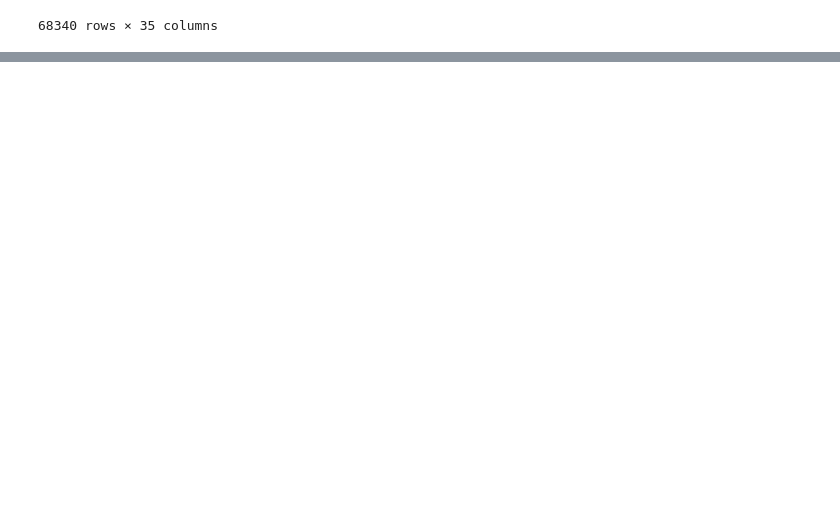
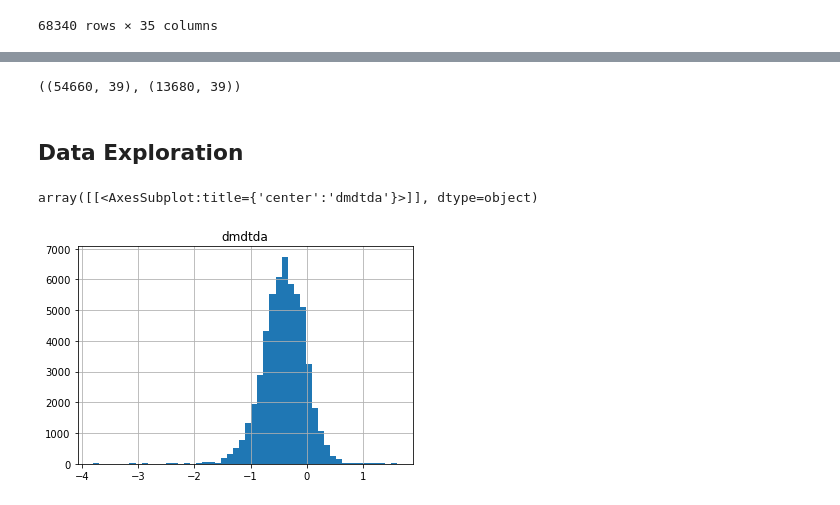
Before and after one commit to Machine-Learning-in-Glaciology-Workshop/Project_MB_Regression, a Jupyter notebook: 2_Training.ipynb, the cells around one changed output, grey strips where cells are left out. Cells and saved outputs as stored; diff of their text form; code cells hidden in the pictures; blank space fills up the shorter version.

```diff
--- a/2_Training.ipynb
+++ b/2_Training.ipynb
@@ -66,9 +73,10 @@ df_features
 |  | 2019 | 54.643332 | RGI60-08.03417 | 0.15 | 0 | 65.923 | 217.587550 | 137.044170 | 171.008670 | 167.764050 | 227.375120 | ... |
 68340 rows × 35 columns
 # %%
-df_features.merge(df_target,
-                  left_on=['rgi_id','hydro_year'],
-                  right_on=['rgi_id','hydro_year'])
+df_all = df_features.merge(df_target,
+                           left_on=['rgi_id','hydro_year'],
+                           right_on=['rgi_id','hydro_year'])
+df_all
 # %% [output]
 |  |  | PDD | RGI_ID | area | icecap | lat | prcp_01 | prcp_02 | prcp_03 | prcp_04 | prcp_05 | ... |
 | rgi_id | hydro_year |  |  |  |  |  |  |  |  |  |  | ... |
@@ -86,0 +106,31 @@ df_features.merge(df_target,
+# %%
+# We select a subset of glaciers and use them for test and the rest for training
+glaciers_ids = np.unique(df_all.index.get_level_values(0).values)
+
+glacier_train, glacier_test = train_test_split(glaciers_ids,
+                                               train_size=0.8,
+                                               test_size=0.2)
+
+df_train = df_all.loc[glacier_train]
+df_test = df_all.loc[glacier_test]
+df_train.shape, df_test.shape
+# %% [output]
+((54660, 39), (13680, 39))
+# %%
+df_train_X = df_train.drop(['RGI_ID', 'dmdtda', 'err_dmdtda', 'period', 'target_id'], axis=1)
+df_train_y = df_train[['dmdtda']]
+
+X_train, y_train = df_train_X.values, df_train_y.values
+
+# And the same for test set
+df_test_X = df_test.drop(['RGI_ID', 'dmdtda', 'err_dmdtda', 'period', 'target_id'], axis=1)
+df_test_y = df_test[['dmdtda']]
+
+X_test, y_test = df_test_X.values, df_test_y.values
+# %% [markdown]
+## Data Exploration
+# %%
+df_train_y.hist(bins=50)
+# %% [output]
+array([[<AxesSubplot:title={'center':'dmdtda'}>]], dtype=object)
+[figure, added]
```
Also changed, not shown: parts of 32 cells of this notebook.
